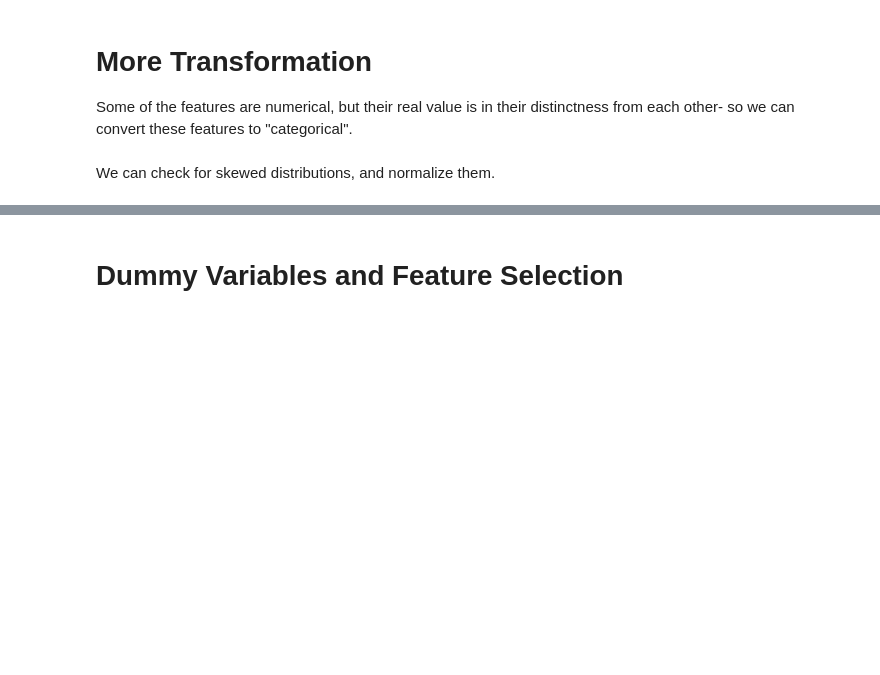
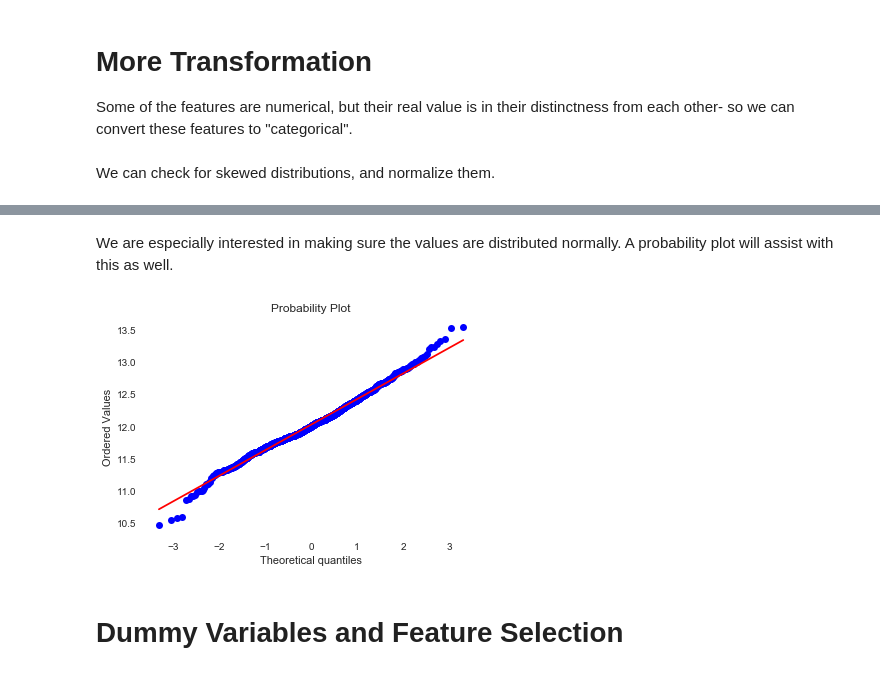
Before and after one commit to deanjgoldman/housing-ml, a Jupyter notebook: Housing_Models.ipynb, the cells around one changed output, grey strips where cells are left out. Saved outputs shown, nothing was run; the diff lists cells and outputs as text; code cells hidden in the pictures; blank space fills up the shorter version.

```diff
--- a/Housing_Models.ipynb
+++ b/Housing_Models.ipynb
@@ -204,0 +222,2 @@ sns.distplot(after_skew, ax=axs[1], axlabel="After Skew")
+# %% [markdown]
+We are especially interested in making sure the values are distributed normally. A probability plot will assist with this as well.
@@ -205,2 +226,8 @@ sns.distplot(after_skew, ax=axs[1], axlabel="After Skew")
+# %%
+fig = plt.figure()
+stats.probplot(y, plot=plt)
+plt.show()
+# %% [output]
+[figure, added]
 # %% [markdown]
 # Dummy Variables and Feature Selection
```
Also changed, not shown: parts of 54 cells of this notebook.
